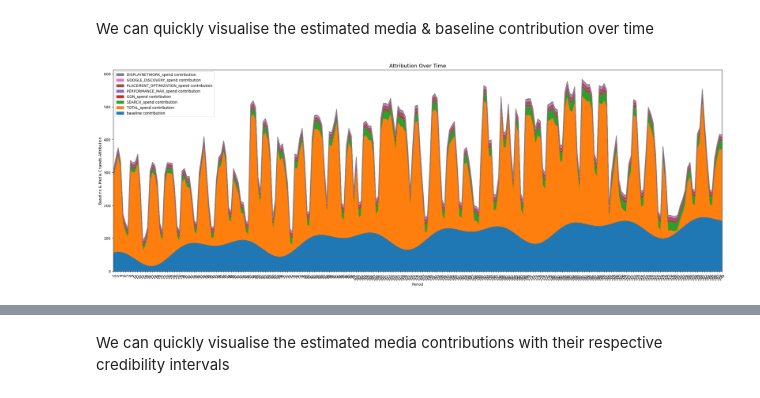
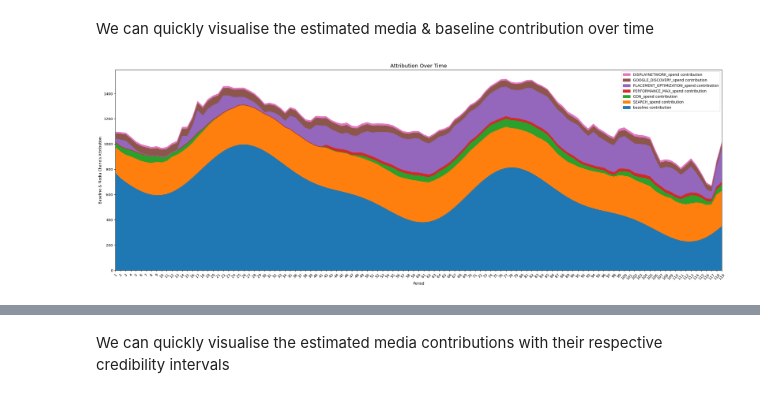
Before and after one commit to barauna-lo/Code_Library, a Jupyter notebook: [STORM]_simple_end_to_end_demo_pydataglobal.ipynb, the cells around one changed output, grey strips where cells are left out. Saved outputs shown, nothing was run; the diff lists cells and outputs as text; code cells hidden in the pictures.

```diff
--- a/[STORM]_simple_end_to_end_demo_pydataglobal.ipynb
+++ b/[STORM]_simple_end_to_end_demo_pydataglobal.ipynb
@@ -131,4 +175,2 @@ We can then split the dataset into train and test. Lets leave only the last 24 w
-# %%
-df_stormx = pd.read_csv("/content/drive/MyDrive/STORM/df_channel.csv")
 # %%
 # BRAZILIAN HOLIYDAY VARIABLES from the facebook dataset
@@ -275,15 +330,38 @@ number_samples=1000
+# %%
+load_models = False
+gen_and_save = False
+#path = "gs://orion_testes/"
+path = "/content/drive/MyDrive/STORM/"
+path_models = [path+f"media_mix_model_{models_name[0]}.plk",
+               path+f"media_mix_model_{models_name[1]}.plk",
+               path+f"media_mix_model_{models_name[2]}.plk"]
 # %%
 # For replicability in terms of random number generation in sampling
 # reuse the same seed for different trainings.
-mmm.fit(
-    media=media_data_train,
-    media_prior=costs,
-    target=target_train,
-    #extra_features=extra_features_train,
-    number_warmup=number_warmup,
-    number_samples=number_samples,
-    media_names = mdsp_cols_stormx,
-    seed=SEED)
+
+# LOADING SAVE MODELS
+if load_models == True:
+  # Once saved one can load the models.
+  loaded_mmm = []
+  for i in range(len(models)):
+    loaded_mmm.append(utils.load_model(file_path=paths[i]))
+    loaded_mmm[i].trace["coef_media"].shape # Example of accessing any of the model values.
+  models = loaded_mmm
+
+# GENERATING NEW MODELS
+else:
+  for i in range(len(models)):
+    models[i].fit(
+        media=media_data_train,
+        media_prior=costs,
+        target=target_train,
+        #extra_features=extra_features_train,
+        number_warmup =number_warmup,
+        number_samples=number_samples,
+        media_names = mdsp_cols_stormx,
+        seed=SEED)
+    if gen_and_save == True:
+      utils.save_model(media_mix_model=models[i],    file_path=path_models[i])
 # %% [markdown]
 
 You can check the summary of your trace by printing a summary:
@@ -359,10 +480,10 @@ media_contribution, roi_hat = mmm.get_posterior_metrics(target_scaler=target_sca
 # %% [markdown]
 We can quickly visualise the estimated media & baseline contribution over time
 # %%
-plot.plot_media_baseline_contribution_area_plot(media_mix_model=mmm,
+plot.plot_media_baseline_contribution_area_plot(media_mix_model=models[0],
                                                 target_scaler=target_scaler,
                                                 fig_size=(30,10),
                                                 channel_names = mdsp_cols_stormx
                                                 )
 # %% [output]
-[figure, old version]
+[figure, new version]
```
Also changed, not shown: parts of 67 cells of this notebook.
